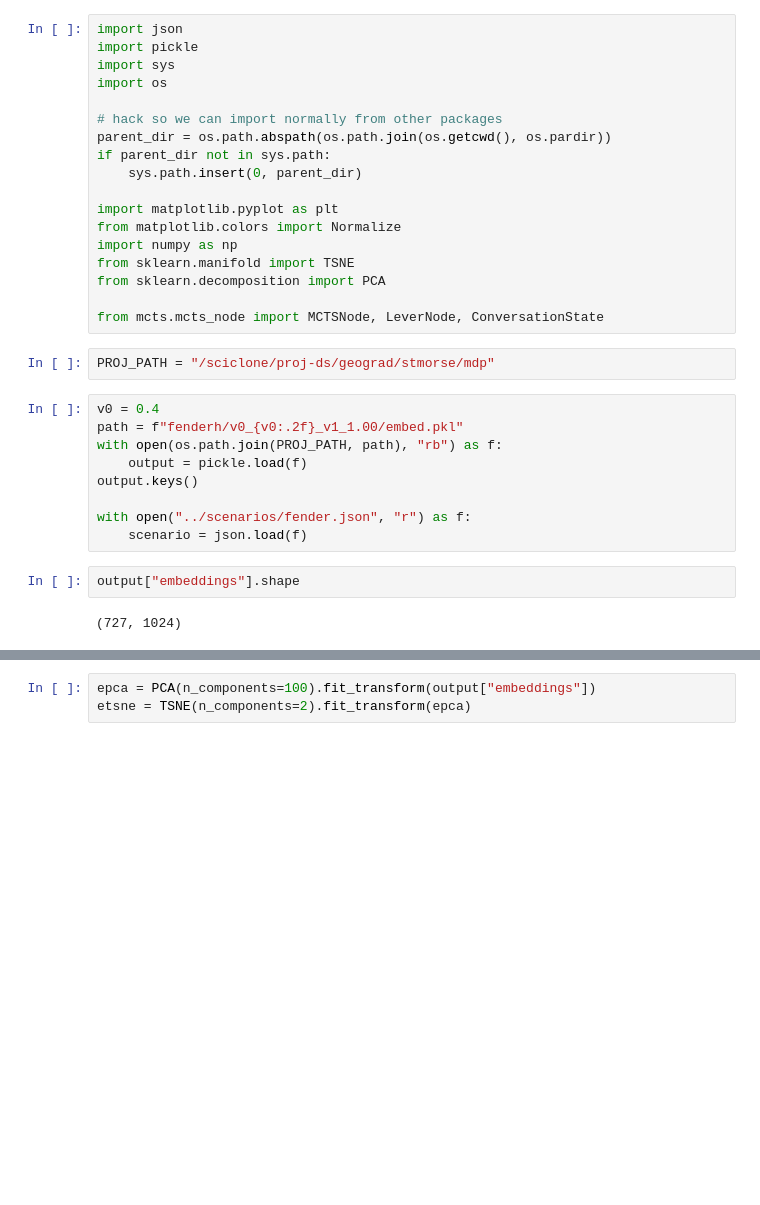
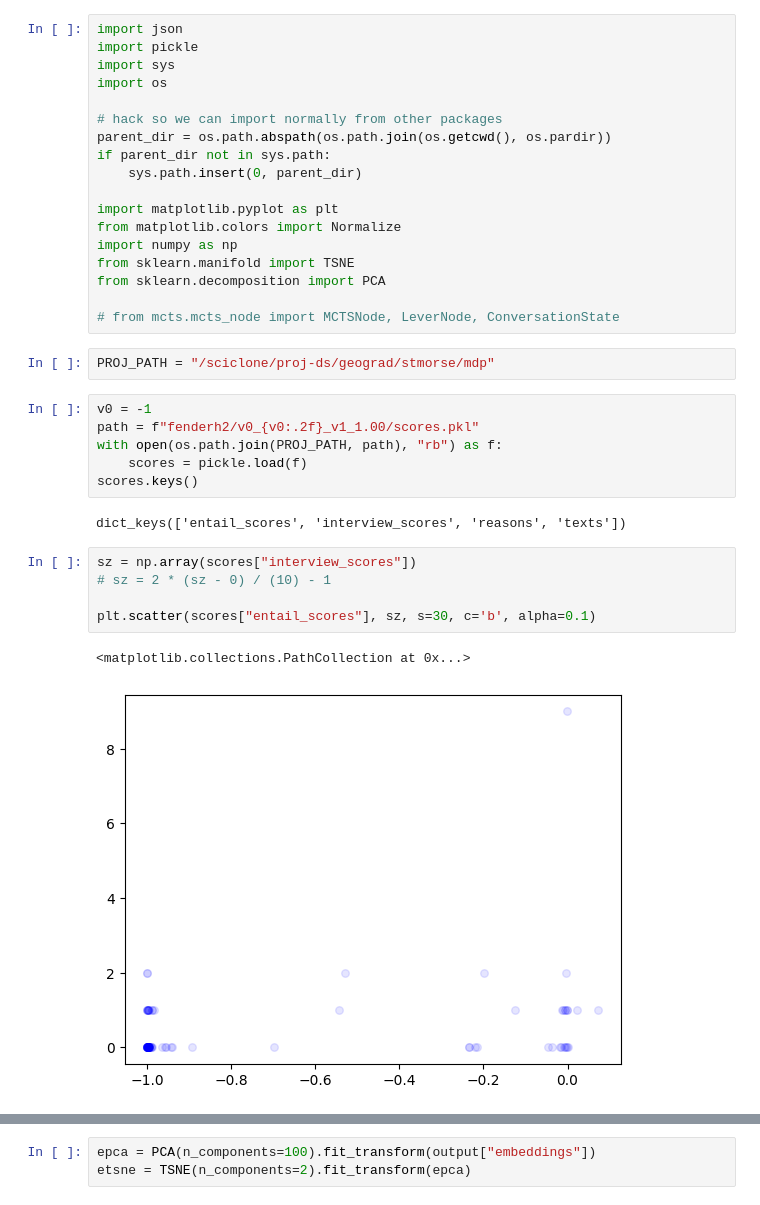
Before and after one commit to stmorse/scope2, a Jupyter notebook: notebooks/persona.ipynb, the cells around one changed output, grey strips where cells are left out. Saved outputs shown, nothing was run; the diff lists cells and outputs as text; blank space fills up the shorter version.

```diff
--- a/notebooks/persona.ipynb
+++ b/notebooks/persona.ipynb
@@ -15,19 +15,22 @@ import numpy as np
 from sklearn.manifold import TSNE
 from sklearn.decomposition import PCA
 
-from mcts.mcts_node import MCTSNode, LeverNode, ConversationState
+# from mcts.mcts_node import MCTSNode, LeverNode, ConversationState
 # %%
 PROJ_PATH = "/sciclone/proj-ds/geograd/stmorse/mdp"
 # %%
-v0 = 0.4
-path = f"fenderh/v0_{v0:.2f}_v1_1.00/embed.pkl"
+v0 = -1
+path = f"fenderh2/v0_{v0:.2f}_v1_1.00/scores.pkl"
 with open(os.path.join(PROJ_PATH, path), "rb") as f:
-    output = pickle.load(f)
-output.keys()
-
-with open("../scenarios/fender.json", "r") as f:
-    scenario = json.load(f)
+    scores = pickle.load(f)
+scores.keys()
+# %% [output]
+dict_keys(['entail_scores', 'interview_scores', 'reasons', 'texts'])
-# %%
-output["embeddings"].shape
-# %% [output]
-(727, 1024)
+# %%
+sz = np.array(scores["interview_scores"])
+# sz = 2 * (sz - 0) / (10) - 1
+
+plt.scatter(scores["entail_scores"], sz, s=30, c='b', alpha=0.1)
+# %% [output]
+<matplotlib.collections.PathCollection at 0x...>
+[figure, added]
```
Also changed, not shown: parts of 7 cells of this notebook, 10 other files.
